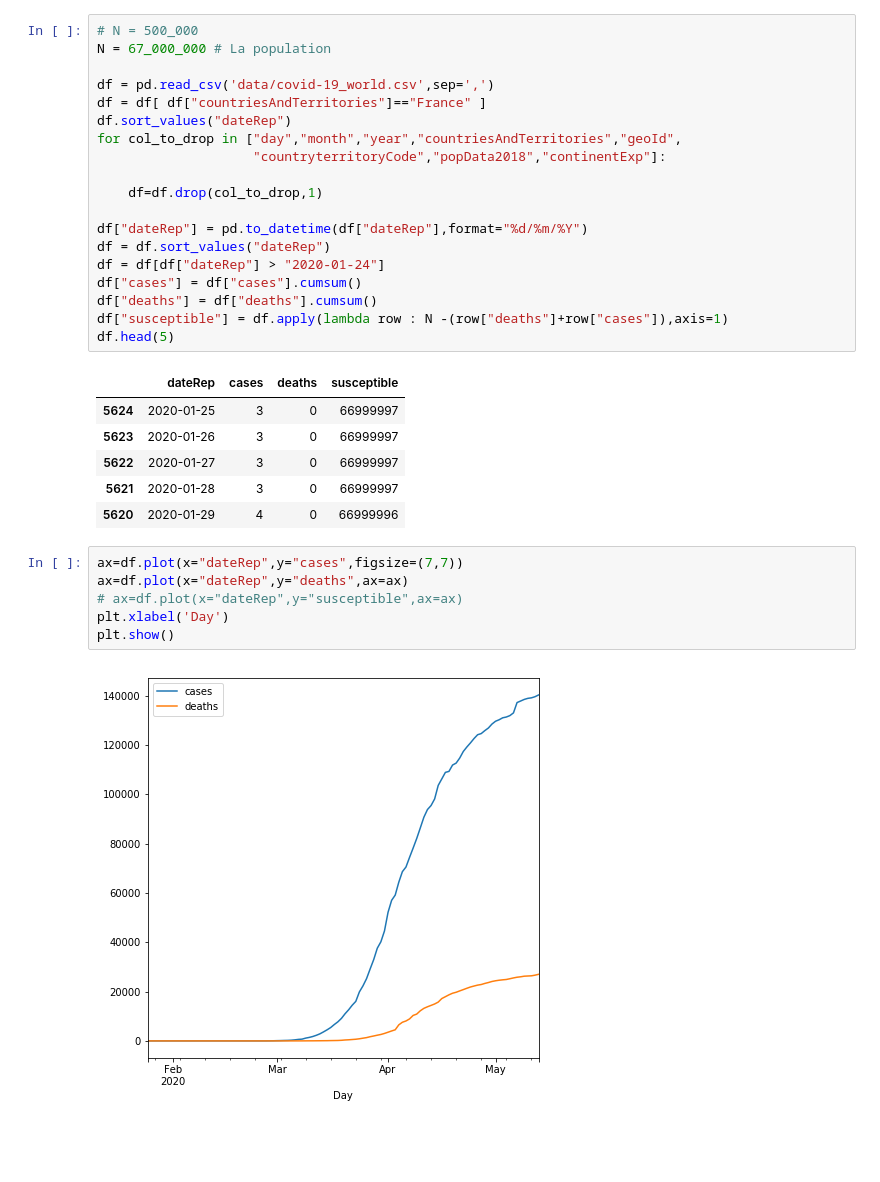
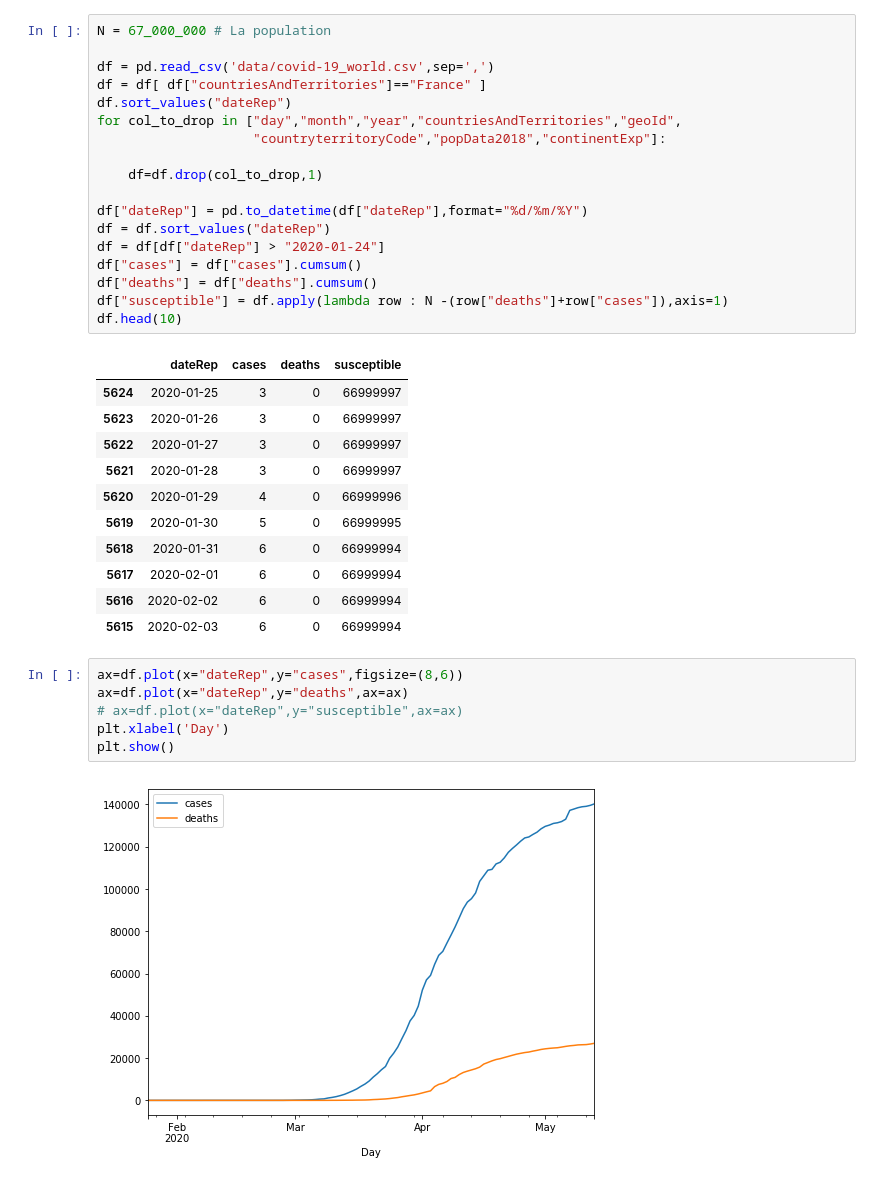
Before and after one commit to klchai/ML_COVID-19, a Jupyter notebook: model/sir.ipynb, the cells around one changed output. Cells and saved outputs as stored; diff of their text form; blank space fills up the shorter version.

```diff
--- a/model/sir.ipynb
+++ b/model/sir.ipynb
@@ -7,5 +10,4 @@ import matplotlib.pyplot as plt
 # %%
-# N = 500_000
 N = 67_000_000 # La population
 
 df = pd.read_csv('data/covid-19_world.csv',sep=',')
@@ -22,7 +24,7 @@ df = df[df["dateRep"] > "2020-01-24"]
 df["cases"] = df["cases"].cumsum()
 df["deaths"] = df["deaths"].cumsum()
 df["susceptible"] = df.apply(lambda row : N -(row["deaths"]+row["cases"]),axis=1)
-df.head(5)
+df.head(10)
 # %% [output]
 |  | dateRep | cases | deaths | susceptible |
 | 5624 | 2020-01-25 | 3 | 0 | 66999997 |
@@ -30,11 +32,16 @@ df.head(5)
 | 5622 | 2020-01-27 | 3 | 0 | 66999997 |
 | 5621 | 2020-01-28 | 3 | 0 | 66999997 |
 | 5620 | 2020-01-29 | 4 | 0 | 66999996 |
+| 5619 | 2020-01-30 | 5 | 0 | 66999995 |
+| 5618 | 2020-01-31 | 6 | 0 | 66999994 |
+| 5617 | 2020-02-01 | 6 | 0 | 66999994 |
+| 5616 | 2020-02-02 | 6 | 0 | 66999994 |
+| 5615 | 2020-02-03 | 6 | 0 | 66999994 |
 # %%
-ax=df.plot(x="dateRep",y="cases",figsize=(7,7))
+ax=df.plot(x="dateRep",y="cases",figsize=(8,6))
 ax=df.plot(x="dateRep",y="deaths",ax=ax)
 # ax=df.plot(x="dateRep",y="susceptible",ax=ax)
 plt.xlabel('Day')
 plt.show()
 # %% [output]
-[figure, old version]
+[figure, new version]
```
Also changed, not shown: parts of 19 cells of this notebook.
